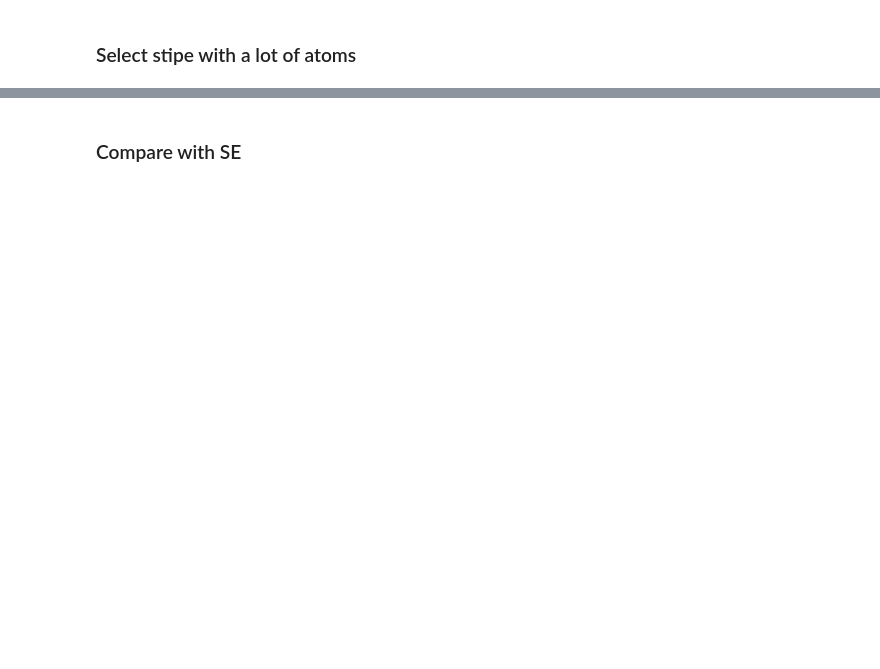
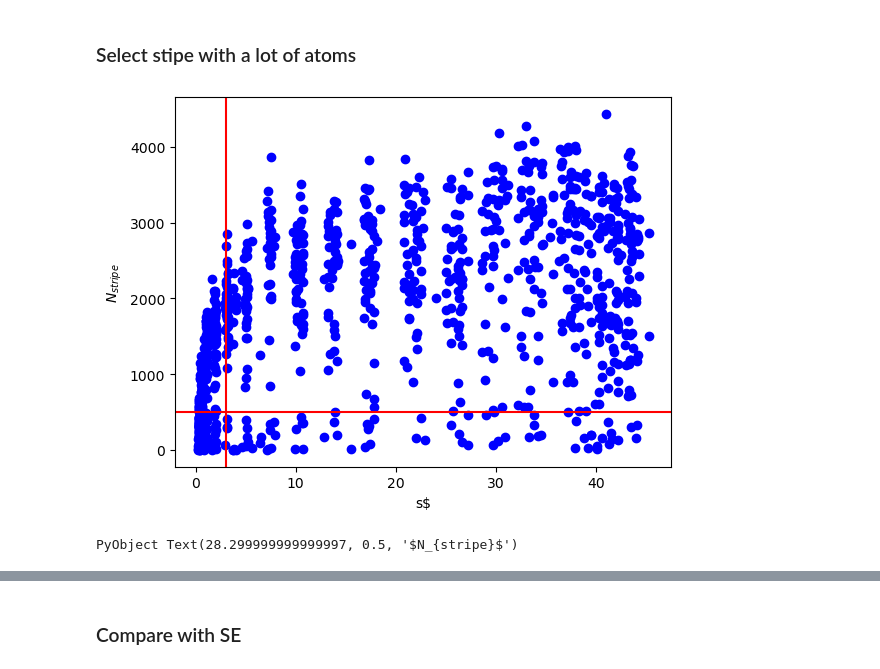
Before and after one commit to DolbeaultRemy/SR_droplets, a Jupyter notebook: Image_analysis/V2/Compare_data_sim_stripe_V2.ipynb, the cells around one changed output, grey strips where cells are left out. Cells and saved outputs as stored; diff of their text form; code cells hidden in the pictures; blank space fills up the shorter version.

```diff
--- a/Image_analysis/V2/Compare_data_sim_stripe_V2.ipynb
+++ b/Image_analysis/V2/Compare_data_sim_stripe_V2.ipynb
@@ -134,20 +155,23 @@ pygui(false);
 # %%
 for i in 1:size(Iatoms_stripe_90)[1]
     for j in 1:size(Iatoms_stripe_90)[2]
         for k in 1:Int(nbr_stripes_ds[i, j])
             scatter(factor_sat * Ibkg_stripe_90[i, j]/Isat, Nbr_atoms_per_stripe[i, j, k], color="b")
         end
     end
 end
 
 Nbr_atoms_boundary_lb = 500
 Sat_atoms_boundary_lb = 3
 
 axhline(Nbr_atoms_boundary_lb, color="r")
 axvline(Sat_atoms_boundary_lb, color="r")
 
-xlabel(L"Idx of $I_{laser}$")
-ylabel(L"s")
+xlabel(L"s")
+ylabel(L"N_{stripe}")
+# %% [output]
+[figure, added]
+PyObject Text(28.299999999999997, 0.5, '$N_{stripe}$')
 # %%
 # Compute the simulated intensity for each image
 idx_lb_atom_nbr = 6
```
Also changed, not shown: parts of 8 cells of this notebook, 25 other files.
